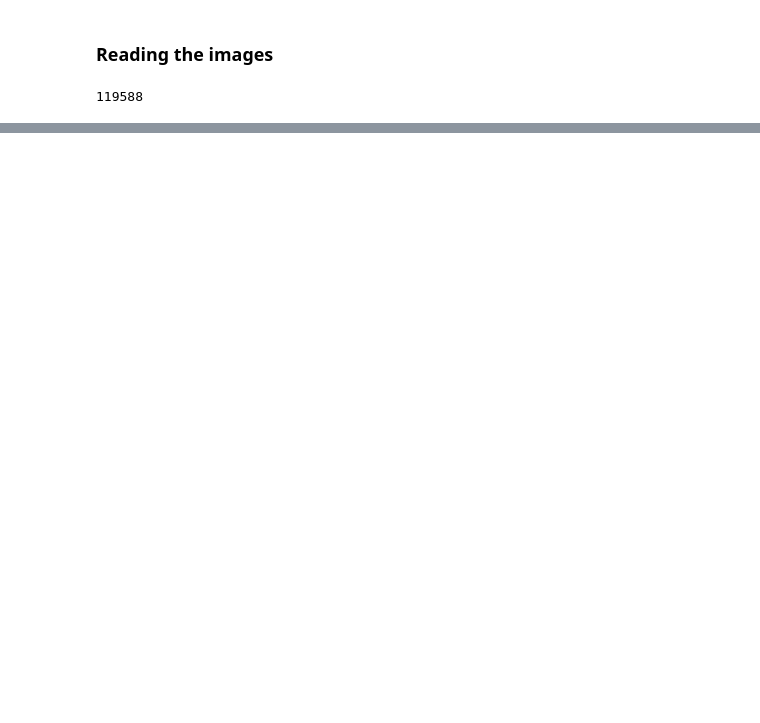
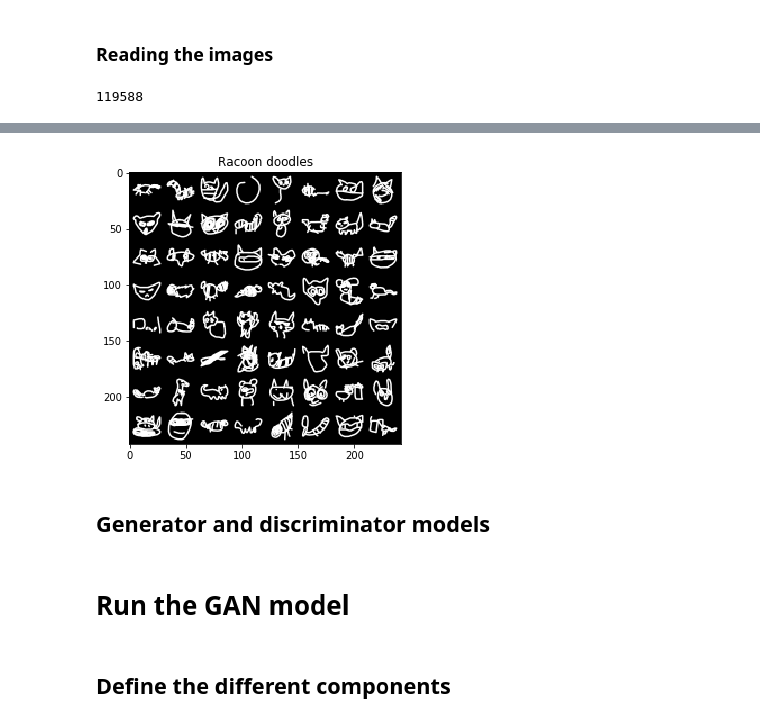
Before and after one commit to TheoLvs/machine-learning, a Jupyter notebook: 3. Generative Models/1. Generating doodles with GANs and PyTorch.ipynb, the cells around one changed output, grey strips where cells are left out. Cells and saved outputs as stored; diff of their text form; code cells hidden in the pictures; blank space fills up the shorter version.

```diff
--- a/3. Generative Models/1. Generating doodles with GANs and PyTorch.ipynb
+++ b/3. Generative Models/1. Generating doodles with GANs and PyTorch.ipynb
@@ -68,0 +94,42 @@ d.to_csv("C:/data/submission_new.csv",index = False)
+# %%
+class RacoonDataset(torch.utils.data.Dataset):
+    def __init__(self,data):
+        self.data = data
+
+    def __len__(self):
+        return len(self.data)
+
+    def __getitem__(self,key):
+        return self.data[key]
+
+raccoon_dataset = RacoonDataset(raccoon_data.reshape(-1,D_img))
+# %%
+loader = torch.utils.data.DataLoader(raccoon_dataset, batch_size=batch_size, shuffle=True)
+# %%
+def imshow(inp, c, save=False, title=None):
+    """Imshow for Tensor."""
+    fig = plt.figure(figsize=(5, 5))
+    inp = inp.numpy().transpose((1, 2, 0))
+    plt.imshow(inp)
+
+    plt.title(title) if title is not None else plt.title(str(c).zfill(3))
+    if save:
+        if not os.path.exists('vanilla-out/'):
+            os.makedirs('vanilla-out/')
+        plt.savefig('vanilla-out/{}.png'.format(str(c).zfill(3)), bbox_inches='tight')
+        plt.close(fig)
+# %%
+def entropy():
+    return Variable(torch.randn(batch_size, D_ent))
+
+def raccoon():
+    data = next(iter(loader))
+    return Variable(data) #.resize(batch_size, D_img)
+# %%
+inputs = raccoon().data.resize_(batch_size,1,D_side,D_side)
+out = utils.make_grid(inputs)
+imshow(out, c=0, save=False, title="Racoon doodles")
+# %% [output]
+[figure, added]
+# %% [markdown]
+## Generator and discriminator models
@@ -68,0 +151,4 @@ d.to_csv("C:/data/submission_new.csv",index = False)
+# %% [markdown]
+# Run the GAN model
+# %% [markdown]
+## Define the different components
```
Also changed, not shown: parts of 26 cells of this notebook.
